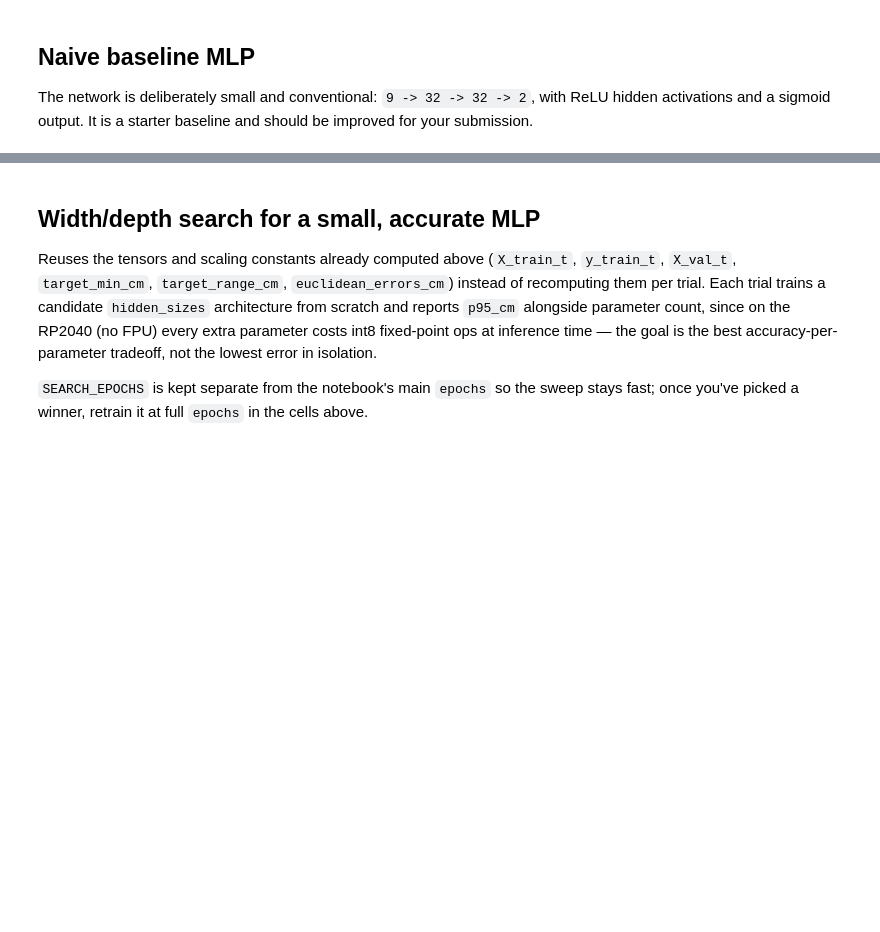
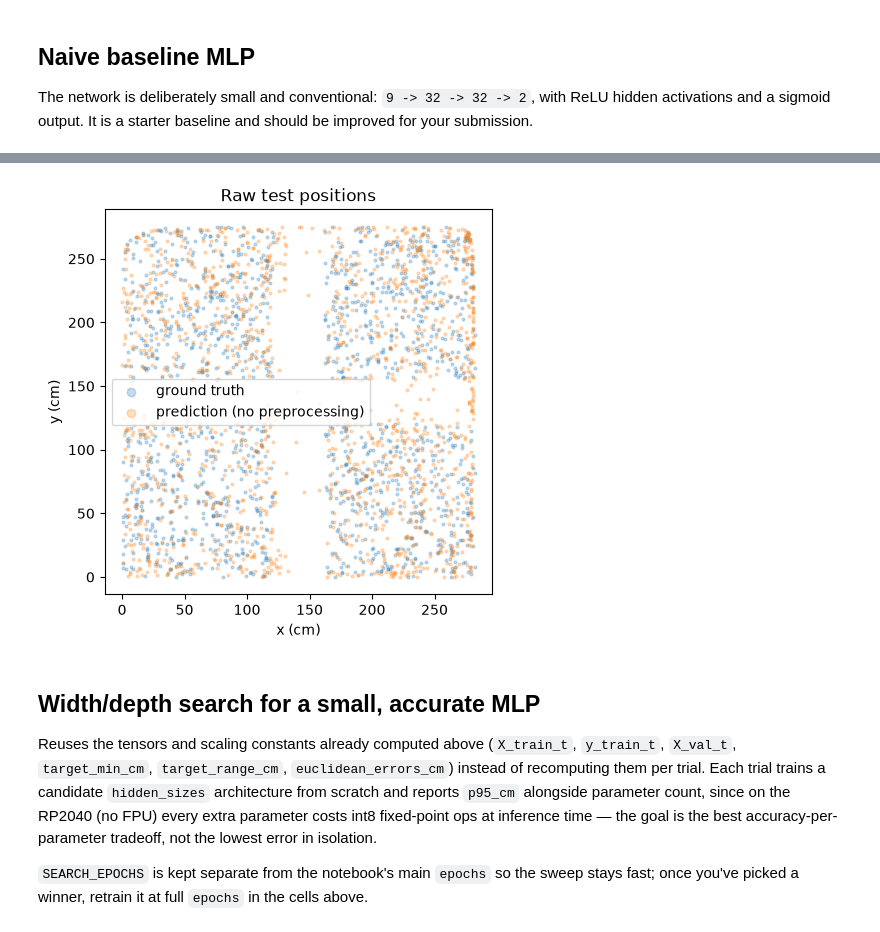
Before and after one commit to DeniseBryson/sys-ai-hackathon, a Jupyter notebook: notebooks/baseline_vlp.ipynb, the cells around one changed output, grey strips where cells are left out. Saved outputs shown, nothing was run; the diff lists cells and outputs as text; code cells hidden in the pictures; blank space fills up the shorter version.

Commit message:
added models directly to notebook

```diff
--- a/notebooks/baseline_vlp.ipynb
+++ b/notebooks/baseline_vlp.ipynb
@@ -58,6 +56,8 @@ Task 1 data are already reduced to Configuration 2. Each CSV contains `x`, `y`,
 Coordinates are stored in millimeters and converted to centimeters. The raw 6x6 development dataset is not used for training this baseline.
 # %%
 TRAIN_CSV = ROOT / "data" / "train_clean_3x3_1cm.csv"
+TEST_CSV_RAW = ROOT / "data" / "train_raw_3x3_1cm.csv"
+
 VALIDATION_CSV = ROOT / "data" / "validation_clean_3x3_1cm.csv"
 CONF1_COLUMNS = ["led_0", "led_1", "led_2", "led_3", "led_4", "led_5",
                  "led_6", "led_7", "led_8", "led_9", "led_10", "led_11",
@@ -77,11 +77,13 @@ def load_task1_csv(path):
     return arr[:, 2:], arr[:, :2] / 10.0
 
 X_train_raw, y_train_cm = load_task1_csv(TRAIN_CSV)
+X_test_raw, y_test_cm = load_task1_csv(TEST_CSV_RAW)
 X_val_raw, y_val_cm = load_task1_csv(VALIDATION_CSV)
 
 print("Training rows:", len(X_train_raw))
-print("Validation rows:", len(X_val_raw))
-print("Input shape:", X_train_raw.shape)
+print("Validation rows:", len(X_test_raw))
+print("Test shape:", X_test_raw.shape)
+print("Test shape labels:", y_test_cm.shape)
 print("Target x range (cm):", y_train_cm[:, 0].min(), "to", y_train_cm[:, 0].max())
 print("Target y range (cm):", y_train_cm[:, 1].min(), "to", y_train_cm[:, 1].max())
 # %% [output]
@@ -236,0 +312,77 @@ Float validation p95 error:    2.914 cm
+# %%
+X_test = X_test_raw / rss_scale
+
+def evaluate(X_norm, y_cm, label):
+    model.eval()
+    with torch.no_grad():
+        pred_norm = model(torch.from_numpy(X_norm.astype(np.float32))).numpy()
+    pred_cm = target_min_cm + pred_norm * target_range_cm
+    errors = euclidean_errors_cm(pred_cm, y_cm)
+    print(f"{label:<26} n={len(y_cm):6d}  mean={errors.mean():6.3f}cm  median={np.median(errors):6.3f}cm  p95={np.percentile(errors, 95):6.3f}cm")
+    return pred_cm, errors
+
+print("Raw test preprocessing comparison (frozen Task 1 model, no retraining):")
+test_pred_cm, test_errors = evaluate(X_test, y_test_cm, "no preprocessing")
+
+# --- 1) normalization / clipping ---
+# Raw RSS is already roughly in [0, 1] but occasionally saturates at the sensor
+# ceiling and runs systematically hotter than the clean-domain values the model
+# was trained on. Clipping to the exact range seen during training keeps the
+# frozen model from extrapolating outside what it actually learned.
+X_clipped = np.clip(X_test_raw, 0.0, rss_scale) / rss_scale
+clipped_pred_cm, clipped_errors = evaluate(X_clipped, y_test_cm, "clipped to train range")
+
+# --- 2) median / averaging when grouped ---
+# Raw data keeps repeated measurements per (x, y) coordinate; clean data is
+# already the reconstructed fingerprint at each coordinate. Grouping the raw
+# repeats by coordinate and taking their median (or mean) recovers the same
+# kind of denoising the clean split benefits from, with no training involved.
+coord_keys = [tuple(row) for row in np.round(y_test_cm).astype(int)]
+groups: dict[tuple[int, int], list[int]] = {}
+for i, key in enumerate(coord_keys):
+    groups.setdefault(key, []).append(i)
+
+grouped_median = np.empty((len(groups), X_test_raw.shape[1]), dtype=np.float32)
+grouped_mean = np.empty_like(grouped_median)
+grouped_y_cm = np.empty((len(groups), 2), dtype=np.float32)
+for g, idx in enumerate(groups.values()):
+    grouped_median[g] = np.median(X_test_raw[idx], axis=0)
+    grouped_mean[g] = X_test_raw[idx].mean(axis=0)
+    grouped_y_cm[g] = y_test_cm[idx].mean(axis=0)  # repeats share one coordinate
+
+print(f"Grouped {len(X_test_raw)} raw rows into {len(groups)} unique coordinates "
+      f"({len(X_test_raw) / len(groups):.2f} repeats/coordinate on average)")
+grouped_median_pred_cm, grouped_median_errors = evaluate(grouped_median / rss_scale, grouped_y_cm, "grouped median")
+grouped_mean_pred_cm, grouped_mean_errors = evaluate(grouped_mean / rss_scale, grouped_y_cm, "grouped mean")
+
+# --- combo: clip raw readings, then group-average ---
+# Grouped mean won on its own; clipping each raw repeat before averaging keeps
+# a single saturated/outlier reading from dragging that coordinate's mean off,
+# on top of the noise reduction the grouping already buys.
+X_test_raw_clipped = np.clip(X_test_raw, 0.0, rss_scale)
+grouped_mean_clipped = np.empty_like(grouped_mean)
+for g, idx in enumerate(groups.values()):
+    grouped_mean_clipped[g] = X_test_raw_clipped[idx].mean(axis=0)
+
+combo_pred_cm, combo_errors = evaluate(grouped_mean_clipped / rss_scale, grouped_y_cm, "clipped + grouped mean")
+
+# --- 3) simple deterministic denoising ---
+# The clean split is ~42% exact zeros (an LED contributing nothing at that
+# position). Raw sensor noise smears some of those true zeros into small
+# positive readings. Snapping anything below a fixed threshold back to zero is
+# a deterministic rule -- no fitting, no randomness -- that pushes the raw
+# distribution back toward the sparsity pattern the model was trained on.
+DENOISE_THRESHOLD = 0.02  # tune against the ~42% zero fraction in the clean split
+X_denoised = np.where(X_test_raw < DENOISE_THRESHOLD, 0.0, X_test_raw) / rss_scale
+denoised_pred_cm, denoised_errors = evaluate(X_denoised, y_test_cm, "thresholded denoise")
+
+plt.figure(figsize=(5, 5))
+n_show = min(1500, len(y_test_cm))
+plt.scatter(y_test_cm[:n_show, 0], y_test_cm[:n_show, 1], s=4, alpha=0.25, label="ground truth")
+plt.scatter(test_pred_cm[:n_show, 0], test_pred_cm[:n_show, 1], s=4, alpha=0.25, label="prediction (no preprocessing)")
+plt.xlabel("x (cm)")
+plt.ylabel("y (cm)")
+plt.legend(markerscale=3)
+plt.title("Raw test positions")
+plt.show()
+# %% [output]
@@ -237,3 +397,4 @@ Float validation p95 error:    2.914 cm
+[figure, added]
 # %% [markdown]
 ## Width/depth search for a small, accurate MLP
 
```
Also changed, not shown: parts of 7 cells of this notebook.
